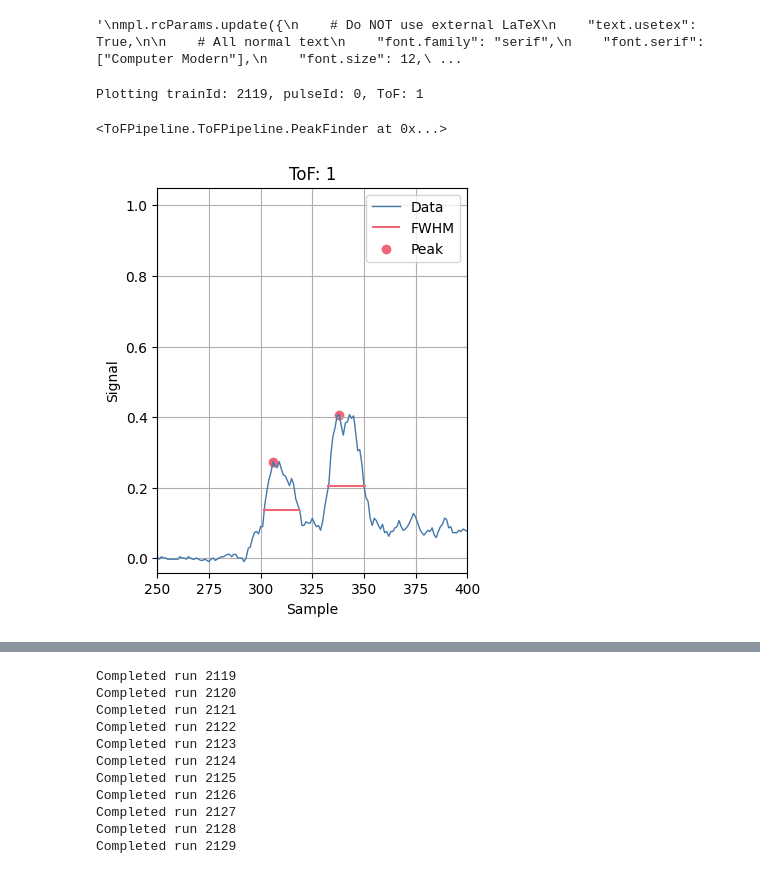
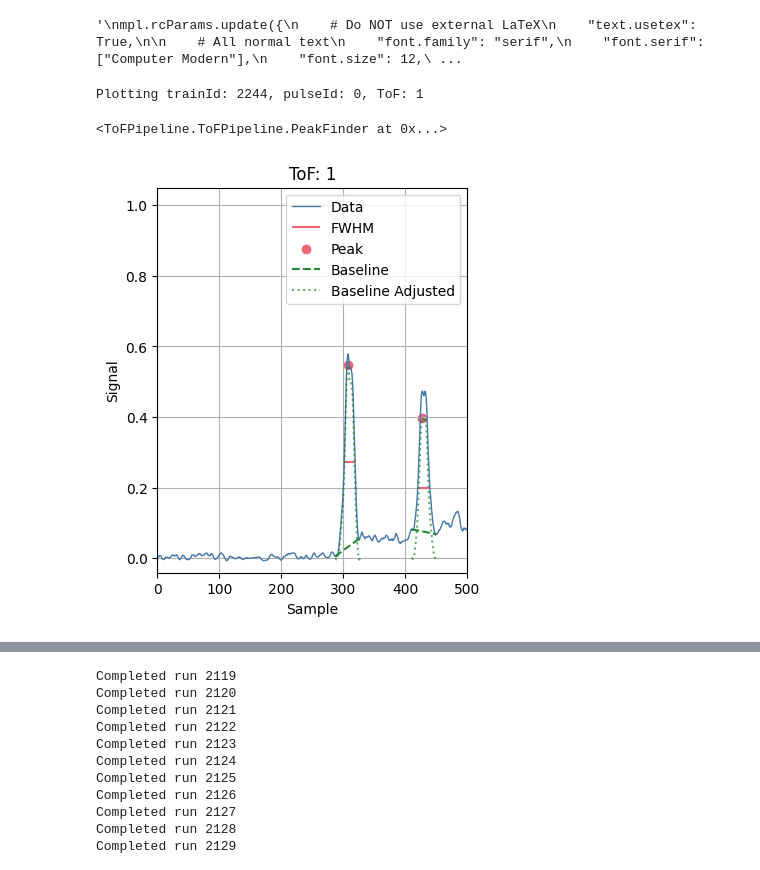
Before and after one commit to XAC-CFEL/PolScope, a Jupyter notebook: test.ipynb, the cells around one changed output, grey strips where cells are left out. Drawn from its saved outputs; the diff is of its cells as text; code cells hidden in the pictures.

```diff
--- a/test.ipynb
+++ b/test.ipynb
@@ -22,7 +22,7 @@ mpl.rcParams.update({
 # %%
 importlib.reload(ToFPipeline)
 ToFPipeline.GlobalConfig.load("ToFPipeline/config.yaml")
-runNo=2119
+runNo=2244
 # %%
 raw = """
 > |Photon Energy|daq_run|Ugap|Ushift
@@ -159,12 +159,12 @@ raw = """
 data = ToFPipeline.NXSLoader("data").load(runNumbers=[runNo]).defaultPreprocessing(baselineRegion=[1800,1850])
 # %%
 #%matplotlib widget
-results = ToFPipeline.PeakFinder(data.data).stack().smooth().normalize().process(threshold=0.01,peakNo=1,roi=[0,500],minWidth=False,symmetric=False).dataframe()
+results = ToFPipeline.PeakFinder(data.data).stack().smooth().smooth().normalize().process(threshold=0.01,peakNo=1,roi=[0,500],minWidth=False,symmetric=False,slopeLength=3, slopeStartHeight=0.5).dataframe()
 results.results["pos"] = results.results["pos"] + 0
 #results.fitGaussians(useUpperHalf=False,multiGauss=[3,1],roiWidthMultiplier=2.0)
-results.plotSingle(ToF=1,logScale=False,xmin=250,xmax=400,figsize=(4,5),showGaussianFit=False)
+results.plotSingle(ToF=1,logScale=False,xmin=0,xmax=500,figsize=(4,5),showGaussianFit=False)
 # %% [output]
-Plotting trainId: 2119, pulseId: 0, ToF: 1
+Plotting trainId: 2244, pulseId: 0, ToF: 1
 <ToFPipeline.ToFPipeline.PeakFinder at 0x...>
-[figure, old version]
+[figure, new version]
 # %%
```
Also changed, not shown: parts of 5 cells of this notebook, 4 other files.
